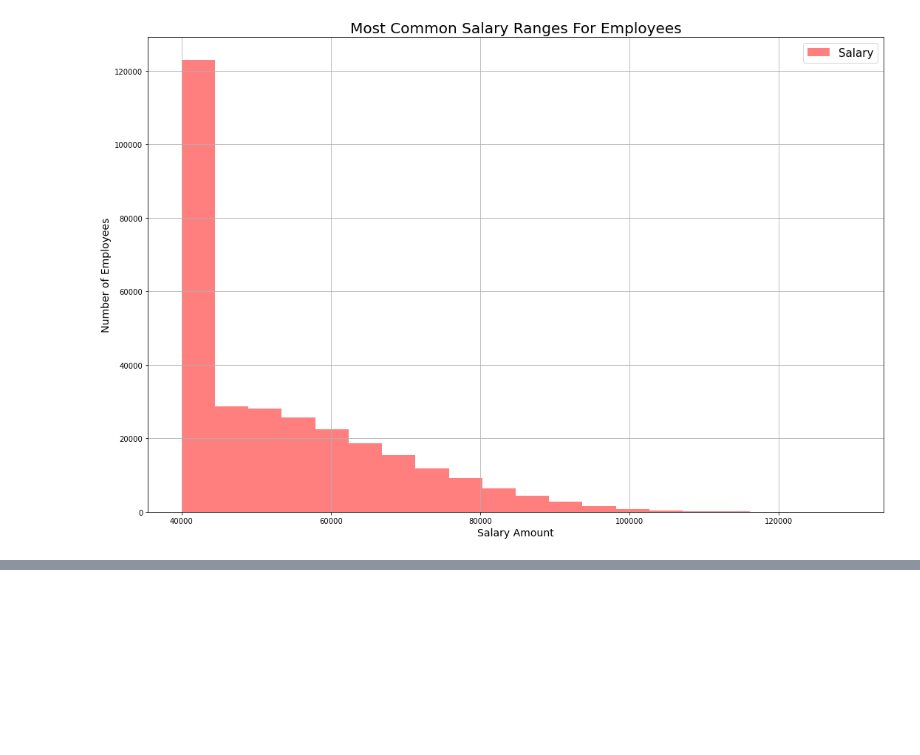
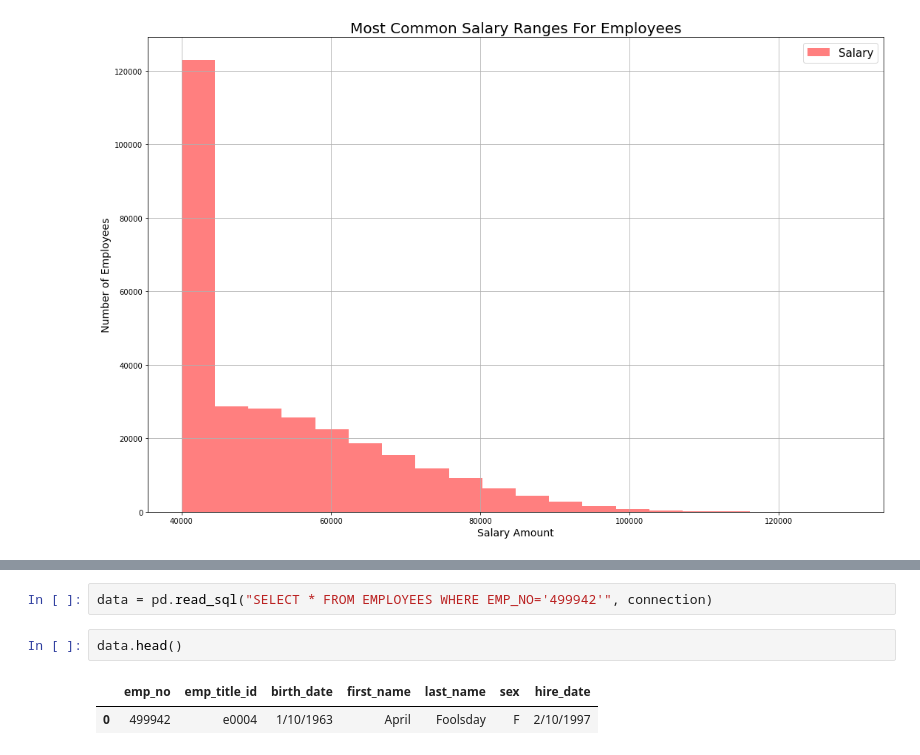
Before and after one commit to leoipn/sql-challenge, a Jupyter notebook: EmployeeSQL/Bonus Analysis.ipynb, the cells around one changed output, grey strips where cells are left out. Drawn from its saved outputs; the diff is of its cells as text; blank space fills up the shorter version.

```diff
--- a/EmployeeSQL/Bonus Analysis.ipynb
+++ b/EmployeeSQL/Bonus Analysis.ipynb
@@ -37,0 +71,7 @@ plt.show()
+# %%
+data = pd.read_sql("SELECT * FROM EMPLOYEES WHERE EMP_NO='499942'", connection)
+# %%
+data.head()
+# %% [output]
+|  | emp_no | emp_title_id | birth_date | first_name | last_name | sex | hire_date |
+| 0 | 499942 | e0004 | 1/10/1963 | April | Foolsday | F | 2/10/1997 |
```
Also changed, not shown: parts of 6 cells of this notebook.
